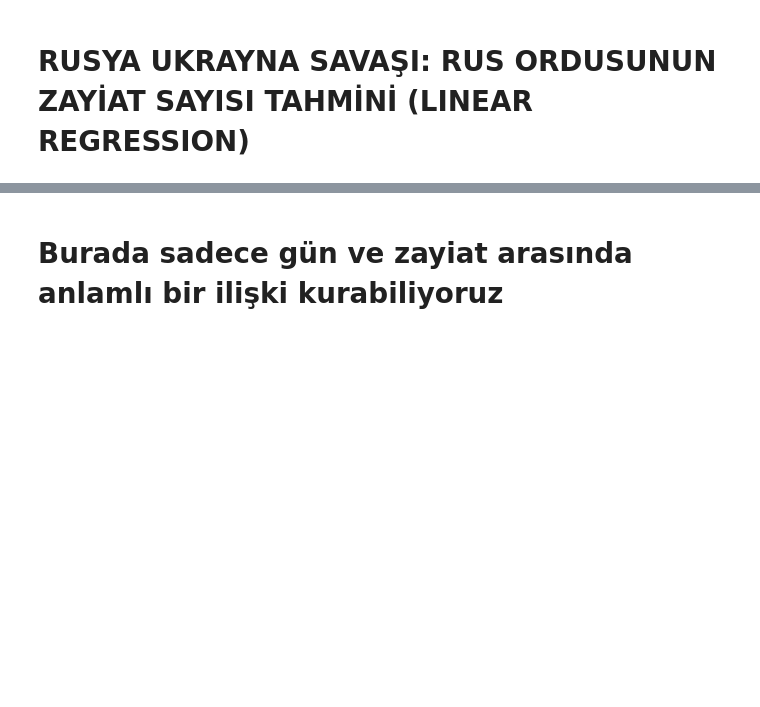
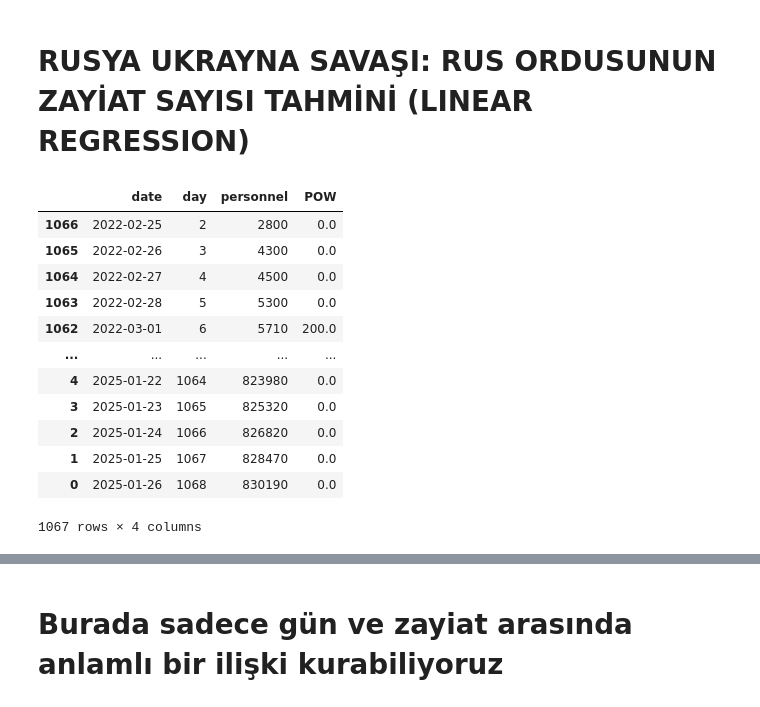
Before and after one commit to CHUPAT1/RussiaUkraineWar-Linear-Regression-, a Jupyter notebook: russiaukrainewar-cagatayyuksel.ipynb, the cells around one changed output, grey strips where cells are left out. Cells and saved outputs as stored; diff of their text form; code cells hidden in the pictures; blank space fills up the shorter version.

```diff
--- a/russiaukrainewar-cagatayyuksel.ipynb
+++ b/russiaukrainewar-cagatayyuksel.ipynb
@@ -18,3 +22,19 @@ RPersonelLoss = RPersonelLoss.sort_values('date')
+# %%
+RPersonelLoss
+# %% [output]
+|  | date | day | personnel | POW |
+| 1066 | 2022-02-25 | 2 | 2800 | 0.0 |
+| 1065 | 2022-02-26 | 3 | 4300 | 0.0 |
+| 1064 | 2022-02-27 | 4 | 4500 | 0.0 |
+| 1063 | 2022-02-28 | 5 | 5300 | 0.0 |
+| 1062 | 2022-03-01 | 6 | 5710 | 200.0 |
+| ... | ... | ... | ... | ... |
+| 4 | 2025-01-22 | 1064 | 823980 | 0.0 |
+| 3 | 2025-01-23 | 1065 | 825320 | 0.0 |
+| 2 | 2025-01-24 | 1066 | 826820 | 0.0 |
+| 1 | 2025-01-25 | 1067 | 828470 | 0.0 |
+| 0 | 2025-01-26 | 1068 | 830190 | 0.0 |
+1067 rows × 4 columns
 # %%
 sns.pairplot(RPersonelLoss, vars = ['day', 'personnel', 'POW'])
 plt.show()
```
Also changed, not shown: parts of 10 cells of this notebook.
